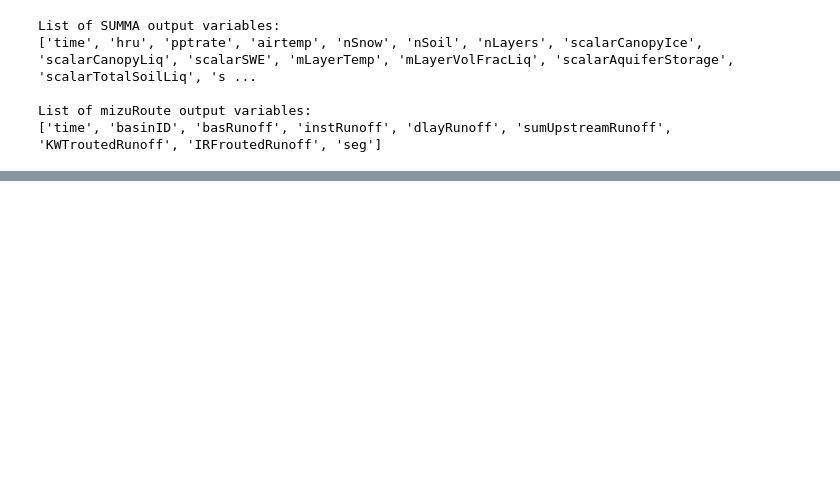
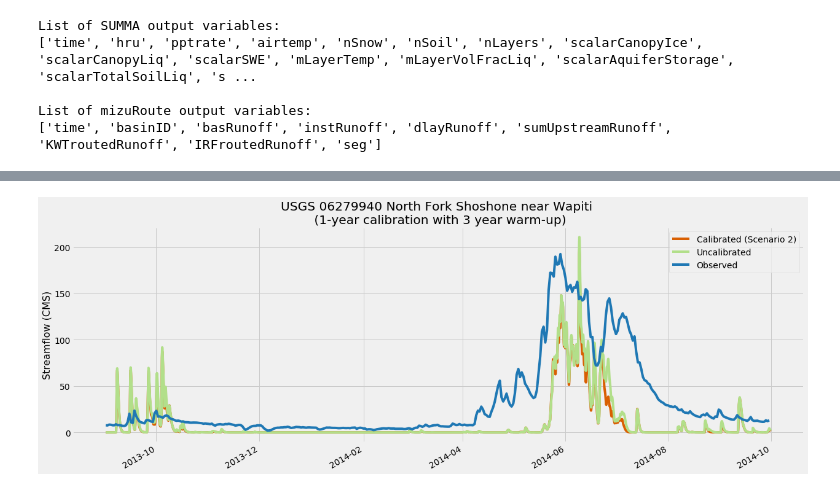
Before and after one commit to hydrofcst/luit, a Jupyter notebook: 06279940.ipynb, the cells around one changed output, grey strips where cells are left out. Drawn from its saved outputs; the diff is of its cells as text; code cells hidden in the pictures; blank space fills up the shorter version.

```diff
--- a/06279940.ipynb
+++ b/06279940.ipynb
@@ -108,0 +155,15 @@ plt.show()
+# %%
+stime2='2013-09-01' # For calibration only
+etime2='2014-09-30'
+
+plt.figure(figsize=(19,6))
+route_calib2.sel(seg=sid)['KWTroutedRunoff'].loc[stime2:etime2].plot(label="Calibrated (Scenario 2)", color='#d95f02')
+route_uncalib.sel(seg=sid)['KWTroutedRunoff'].loc[stime2:etime2].plot(label="Uncalibrated", color='#b2df8a')
+obs['flow'].loc[stime2:etime2].plot(label="Observed", color='#1f78b4')
+plt.title("USGS 06279940 North Fork Shoshone near Wapiti \n (1-year calibration with 3 year warm-up)")
+plt.ylabel('Streamflow (CMS)', fontsize=16)
+plt.xlabel('')
+plt.legend()
+plt.show()
+# %% [output]
+[figure, added]
```
Also changed, not shown: parts of 14 cells of this notebook.
